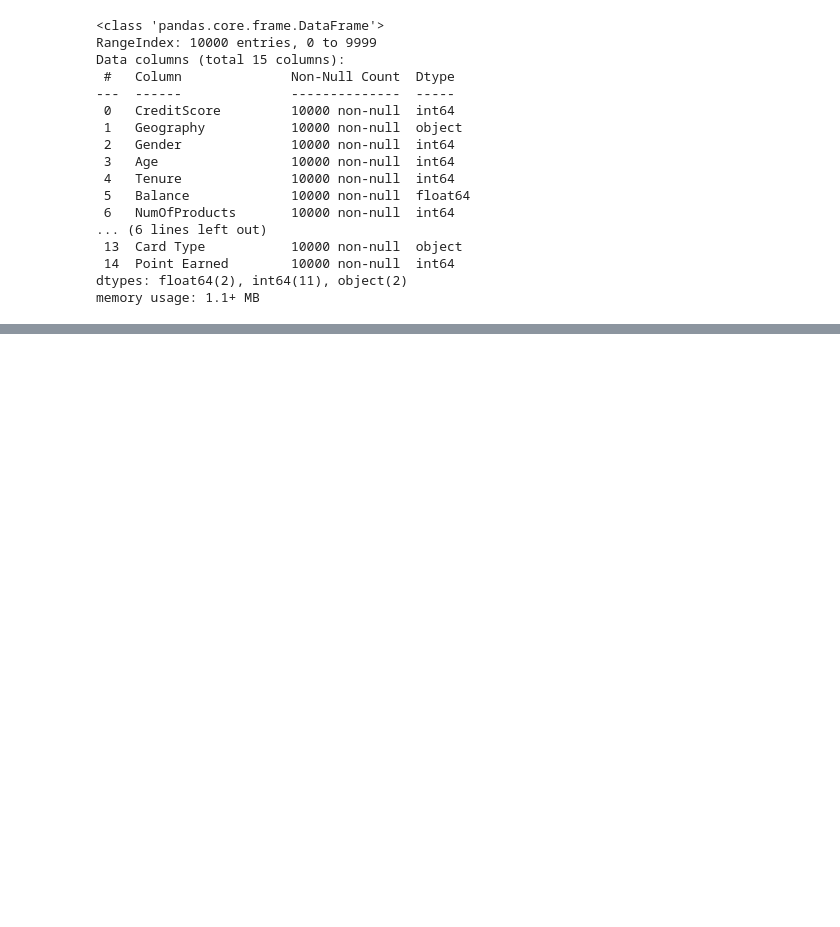
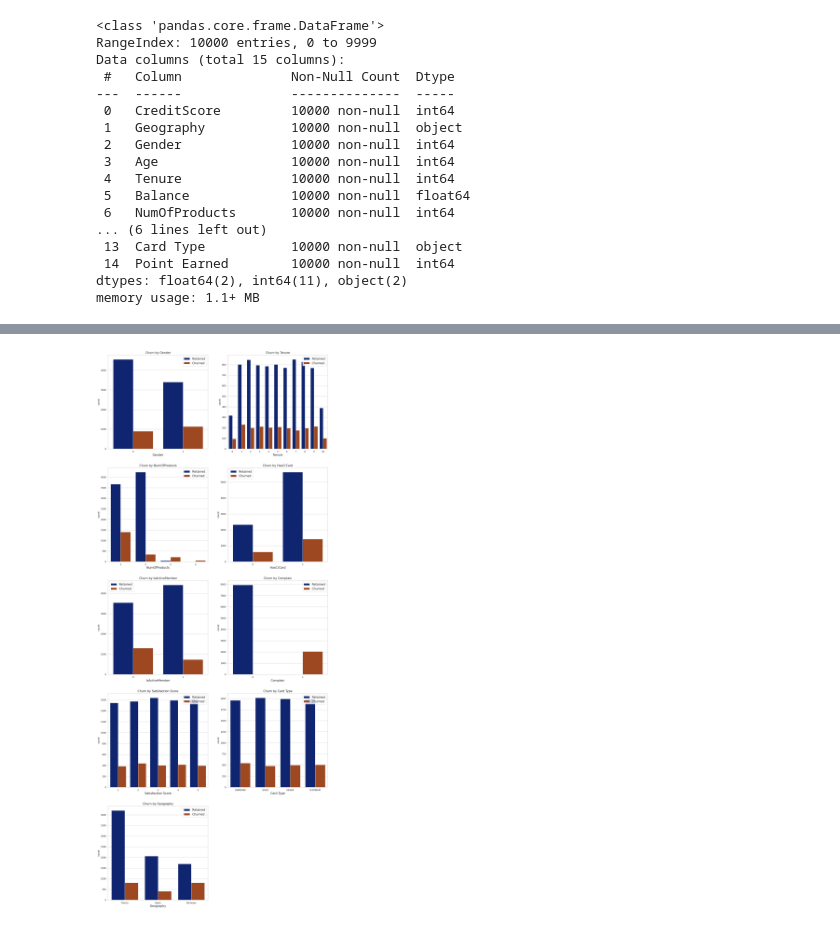
Before and after one commit to jahidul39306/bank_churn_kaggle, a Jupyter notebook: bank-churn.ipynb, the cells around one changed output, grey strips where cells are left out. Saved outputs shown, nothing was run; the diff lists cells and outputs as text; code cells hidden in the pictures; blank space fills up the shorter version.

```diff
--- a/bank-churn.ipynb
+++ b/bank-churn.ipynb
@@ -150,0 +161,20 @@ memory usage: 1.1+ MB
+# %%
+count_plt = ['Gender',
+            'Tenure',
+            'NumOfProducts',
+            'HasCrCard',
+            'IsActiveMember',
+            'Complain',
+            'Satisfaction Score',
+            'Card Type',
+            'Geography']
+# %%
+plt.figure(figsize=(20, 50))
+for fe, x in zip(count_plt, range(0,len(count_plt))):
+    plt.subplot(5, 2, x+1)
+    sns.countplot(x=fe, hue='Exited', data=df, palette="dark")
+    plt.xlabel(fe, fontsize=15)
+    plt.legend(fontsize=15, labels=["Retained", "Churned"])
+    plt.title('Churn by ' + fe, fontsize=15)
+# %% [output]
+[figure, added]
```
Also changed, not shown: parts of 9 cells of this notebook.
